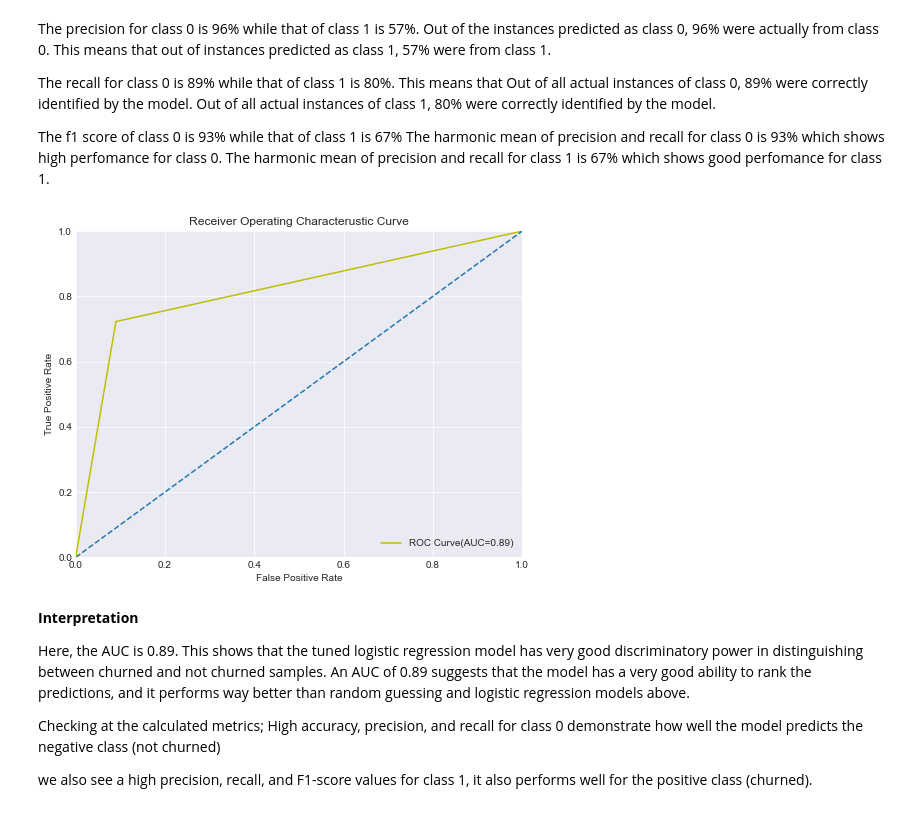
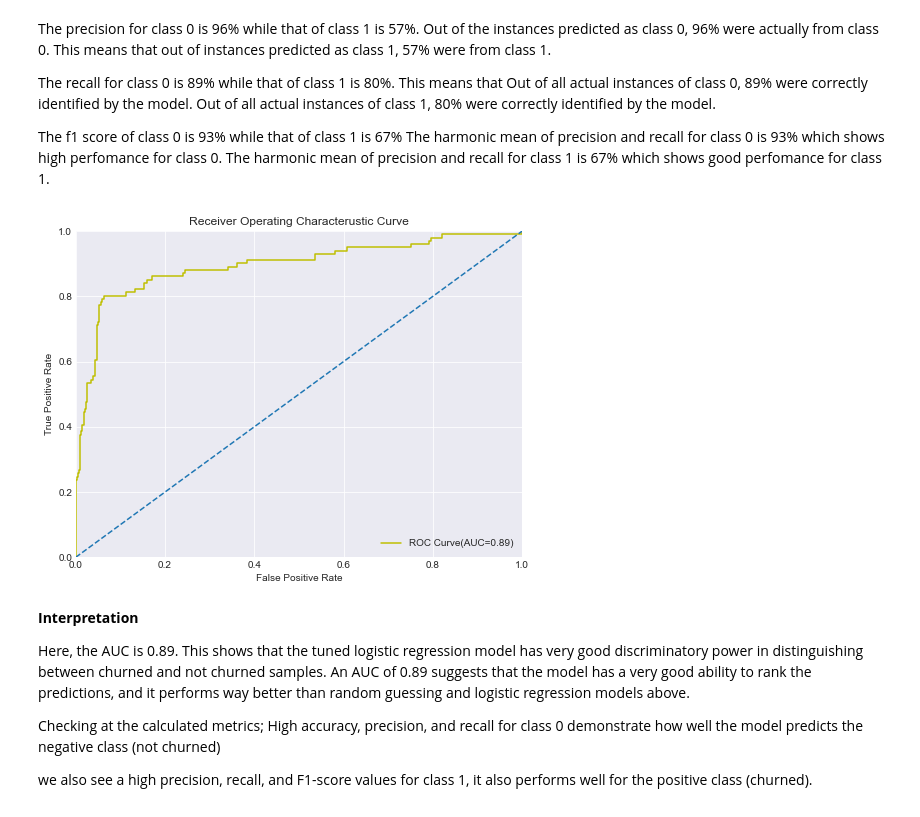
Before and after one commit to Masinde10/Customer-churn-project, a Jupyter notebook: Customerchurn.ipynb, the cells around one changed output. Drawn from its saved outputs; the diff is of its cells as text; code cells hidden in the pictures.

```diff
--- a/Customerchurn.ipynb
+++ b/Customerchurn.ipynb
@@ -673,27 +706,27 @@ The harmonic mean of precision and recall for class 1 is 67% which shows good pe
 # %%
 #plot the ROC curve and AUC
 
 #predict probabilies of class churned
 y_prob3= rfc_model.predict_proba(X_test_scaled)[:,1]
 #Calculate the ROC curve
 fpr3,tpr3,thresholds3 = roc_curve(y_test, y_prob3)
 #We can also calculate the AUC
 roc_auc3 = auc(fpr3,tpr3)
 
 #Plot the graph
 plt.figure(figsize=(8,6))
 plt.style.use('seaborn-darkgrid')
-plt.plot(fpr2,tpr2,color='y',label=f"ROC Curve(AUC={roc_auc3:.2f})")
+plt.plot(fpr3,tpr3,color='y',label=f"ROC Curve(AUC={roc_auc3:.2f})")
 plt.plot([0,1],[0,1],linestyle="--")
 plt.xlim([0.0, 1.0])
 plt.ylim([0.0, 1.0])
 plt.xlabel('False Positive Rate')
 plt.ylabel('True Positive Rate')
 plt.title('Receiver Operating Characterustic Curve')
 plt.legend(loc='lower right')
 plt.show()
 # %% [output]
-[figure, old version]
+[figure, new version]
 # %% [markdown]
 **Interpretation**
 
```
Also changed, not shown: parts of 19 cells of this notebook.
